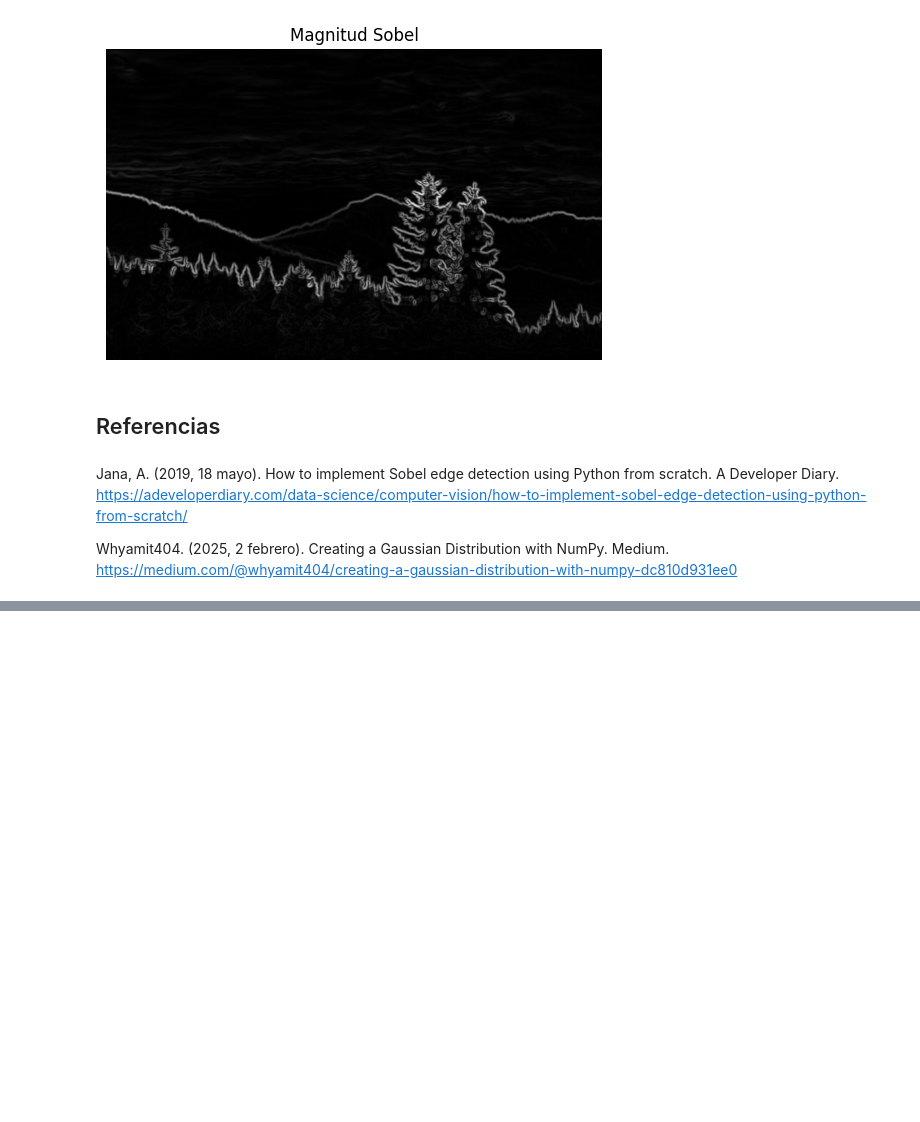
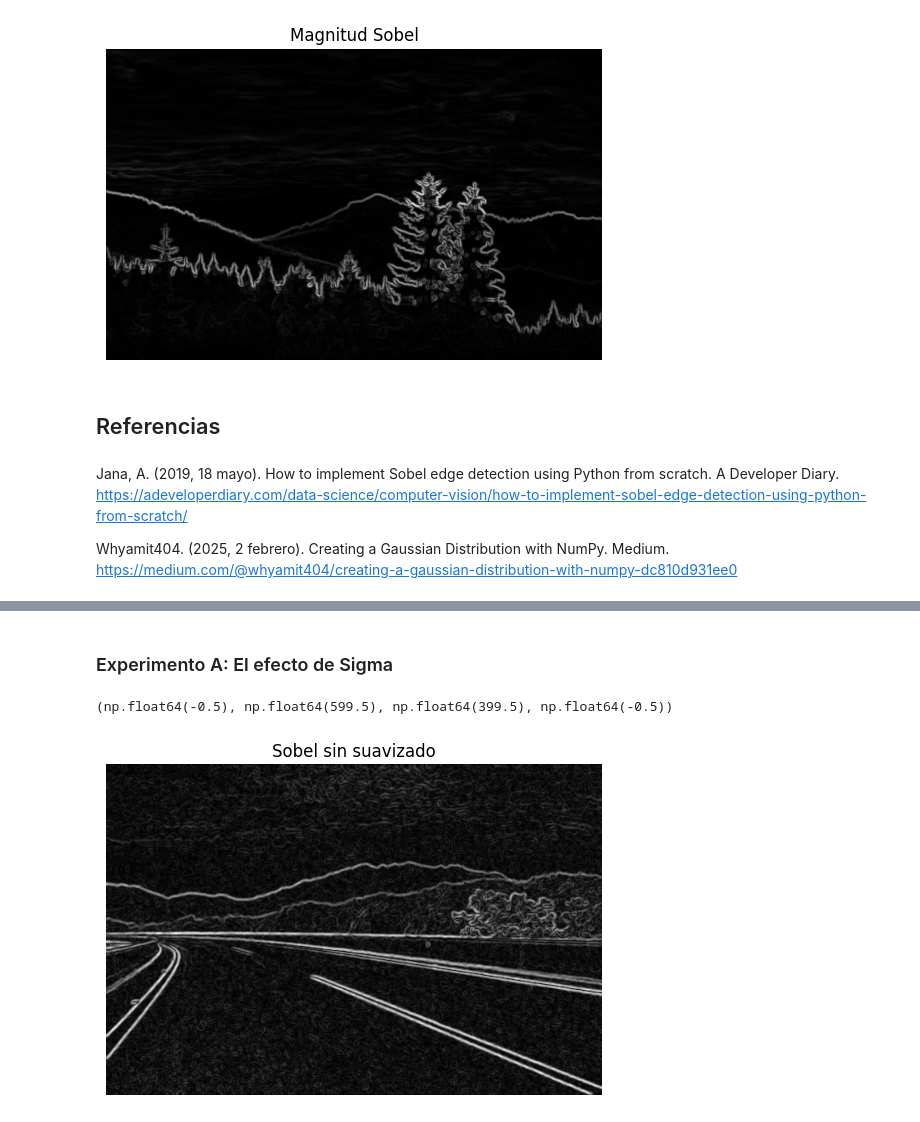
Before and after one commit to ArielaMishaanCohen/LAB1, a Jupyter notebook: LAB1.ipynb, the cells around one changed output, grey strips where cells are left out. Drawn from its saved outputs; the diff is of its cells as text; code cells hidden in the pictures; blank space fills up the shorter version.

```diff
--- a/LAB1.ipynb
+++ b/LAB1.ipynb
@@ -161,0 +185,12 @@ Whyamit404. (2025, 2 febrero). Creating a Gaussian Distribution with NumPy. Medi
+# %% [markdown]
+### Experimento A: El efecto de Sigma
+# %%
+# Sin Suavizado
+G_sin = detectar_bordes_sobel(img_ruido)[0]
+
+plt.imshow(G_sin, cmap='gray')
+plt.title("Sobel sin suavizado")
+plt.axis("off")
+# %% [output]
+(np.float64(-0.5), np.float64(599.5), np.float64(399.5), np.float64(-0.5))
+[figure, added]
```
Also changed, not shown: parts of 12 cells of this notebook, 2 other files.
